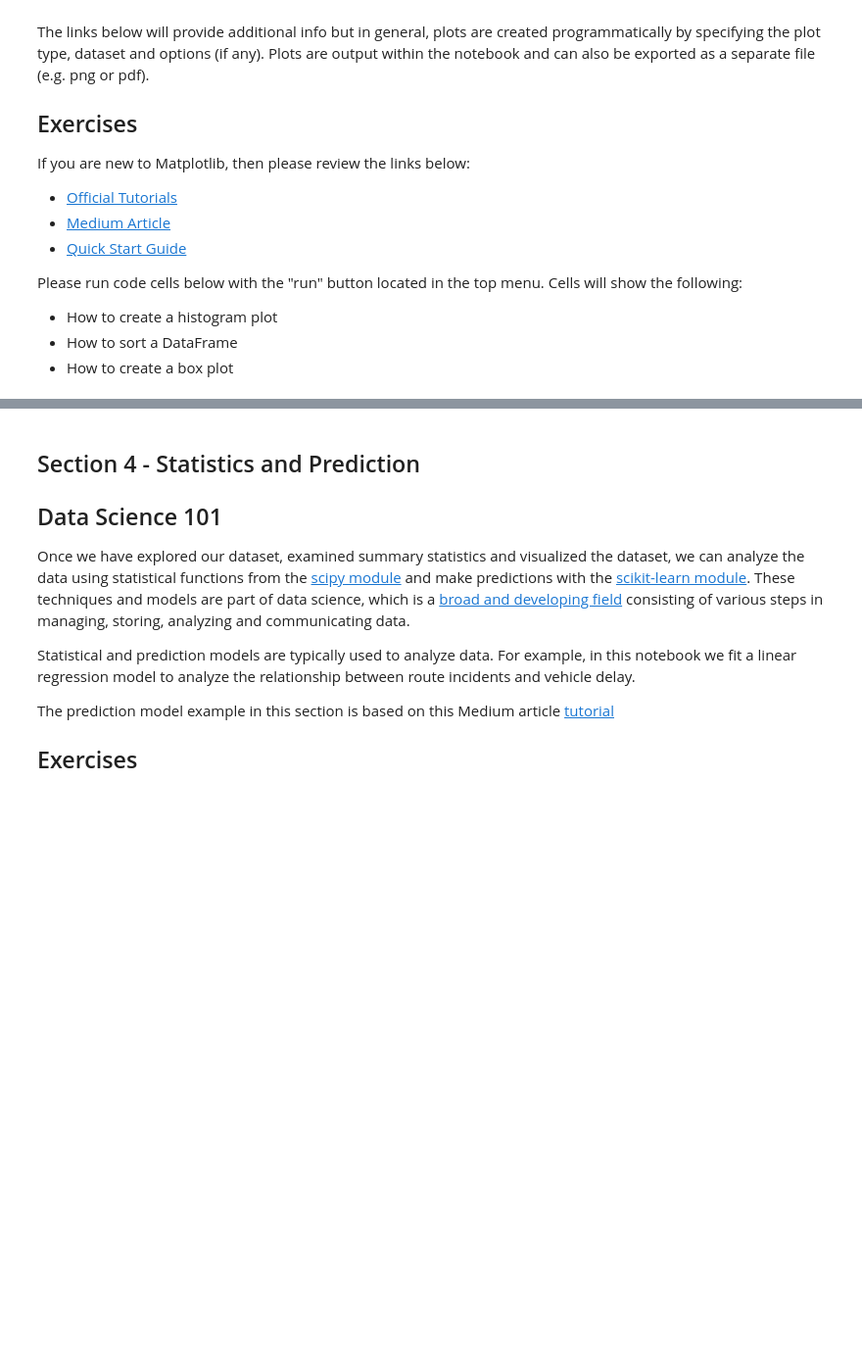
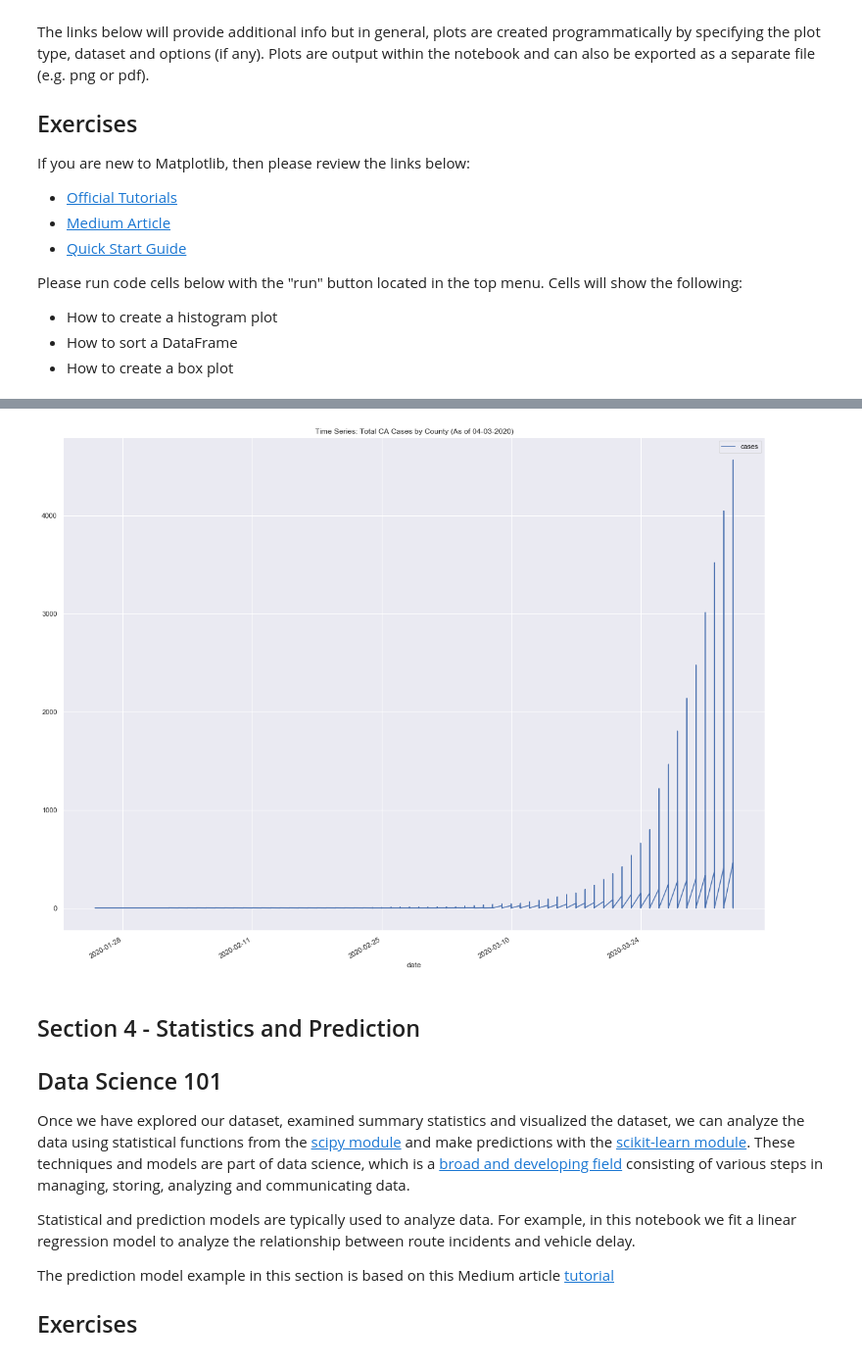
Before and after one commit to walteryu/code4sac, a Jupyter notebook: covid/covid_analysis.ipynb, the cells around one changed output, grey strips where cells are left out. Shown at 98% size. Drawn from its saved outputs; the diff is of its cells as text; code cells hidden in the pictures; blank space fills up the shorter version.

```diff
--- a/covid/covid_analysis.ipynb
+++ b/covid/covid_analysis.ipynb
@@ -330,3 +335,14 @@ ax = sns.boxplot(
+# %%
+# 03c - create time series
+
+# Create chart
+ax = df_california.plot(x='date', y='cases')
+ax = plt.title(
+    'Time Series: Total CA Cases by County (As of 04-03-2020)'
+)
+ax = plt.rcParams["figure.figsize"] = (16,12)
+# %% [output]
+[figure, added]
 # %% [markdown]
 ## Section 4 - Statistics and Prediction
 
```
Also changed, not shown: parts of 9 cells of this notebook, 3 other files.
